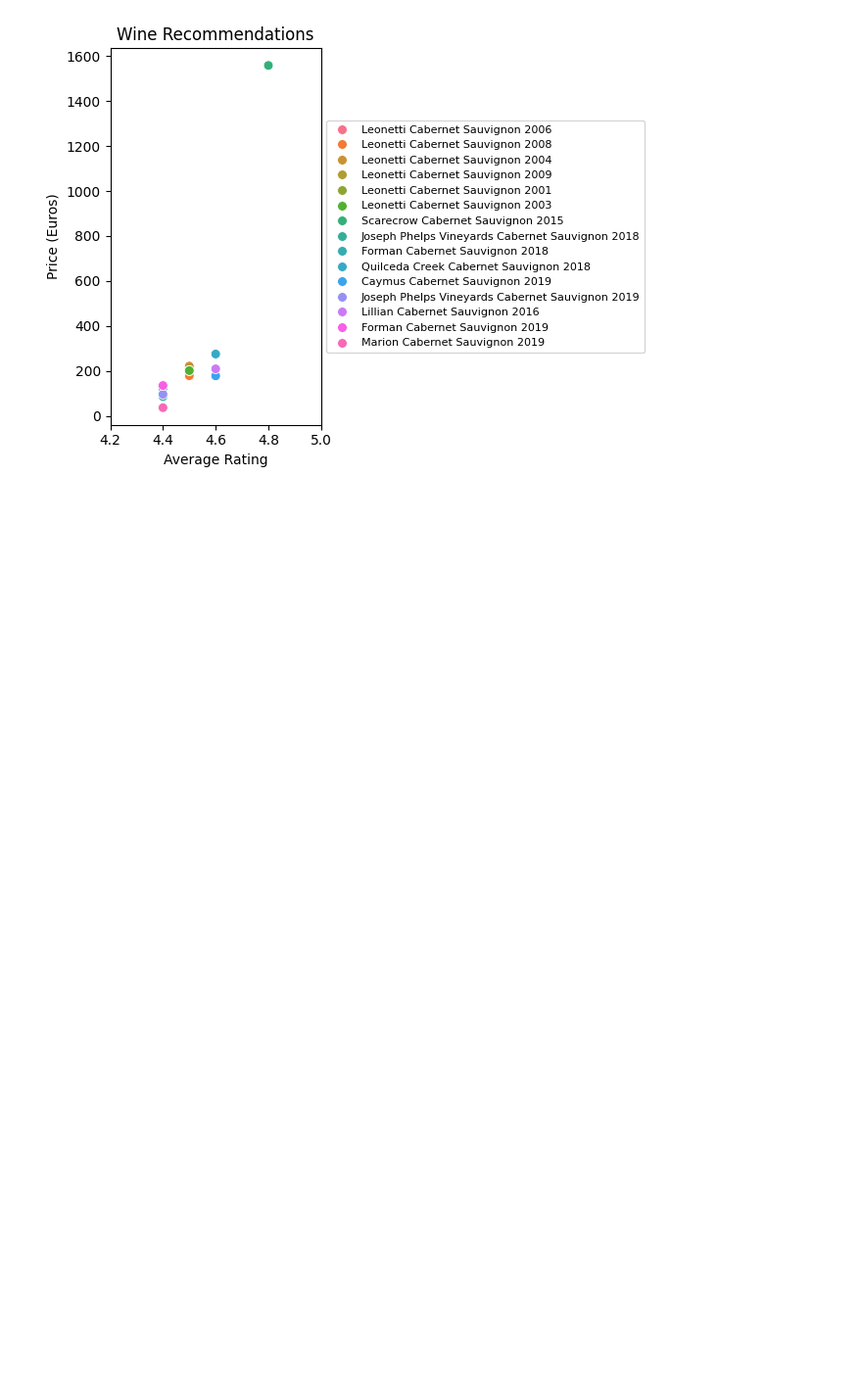
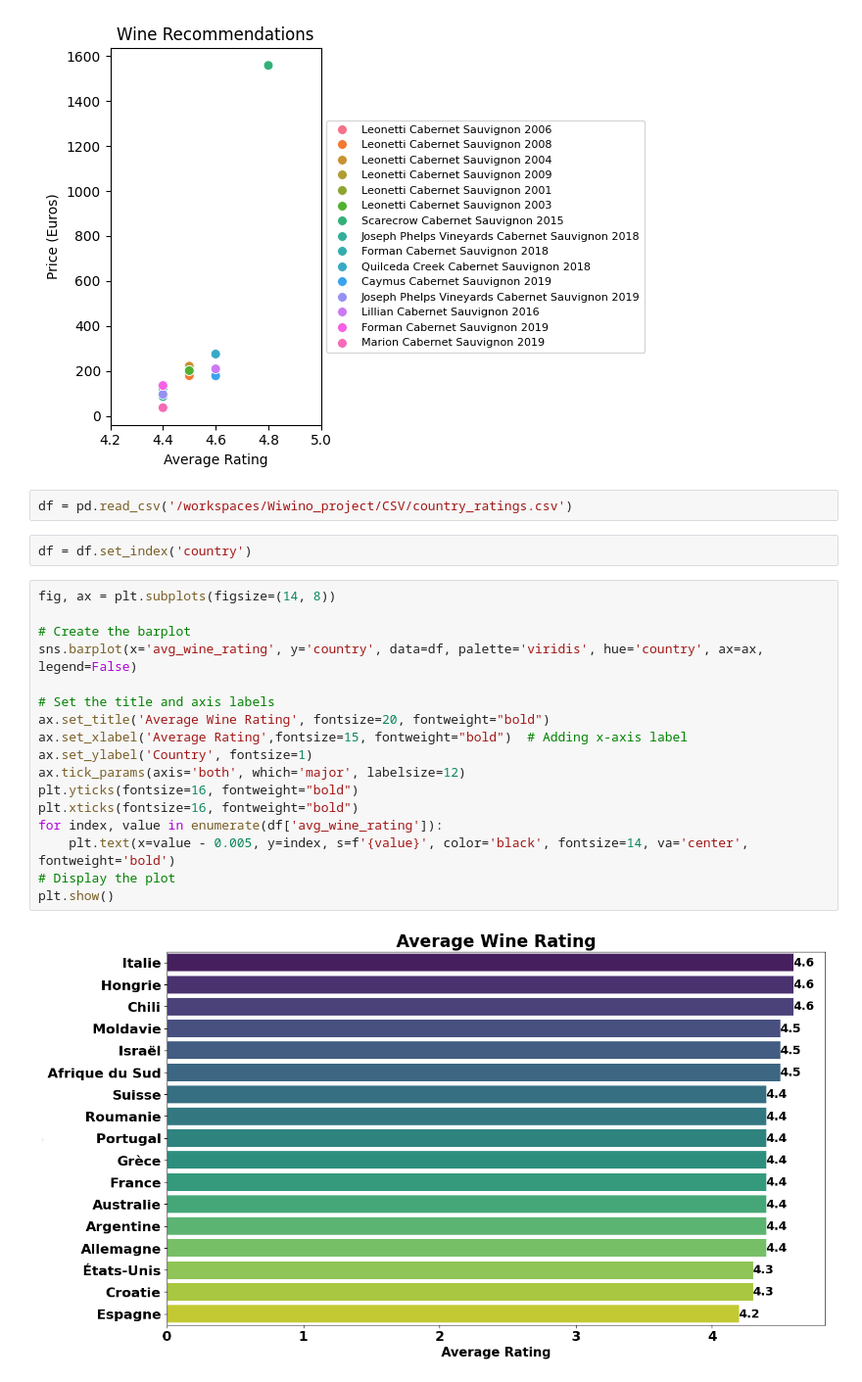
Before and after one commit to GeorginaAG/Wiwino_project, a Jupyter notebook: Graphs.ipynb, the cells around one changed output. Shown: that part at 98% size. Drawn from its saved outputs; the diff is of its cells as text; blank space fills up the shorter version.

Commit message:
all the graphs togethe georginar

```diff
--- a/Graphs.ipynb
+++ b/Graphs.ipynb
@@ -46,3 +50,26 @@ plt.tight_layout()
 plt.show()
 # %% [output]
 [figure]
+# %%
+df = pd.read_csv('/workspaces/Wiwino_project/CSV/country_ratings.csv')
+# %%
+df = df.set_index('country')
+# %%
+fig, ax = plt.subplots(figsize=(14, 8))
+
+# Create the barplot
+sns.barplot(x='avg_wine_rating', y='country', data=df, palette='viridis', hue='country', ax=ax, legend=False)
+
+# Set the title and axis labels
+ax.set_title('Average Wine Rating', fontsize=20, fontweight="bold")
+ax.set_xlabel('Average Rating',fontsize=15, fontweight="bold")  # Adding x-axis label
+ax.set_ylabel('Country', fontsize=1)
+ax.tick_params(axis='both', which='major', labelsize=12)
+plt.yticks(fontsize=16, fontweight="bold")
+plt.xticks(fontsize=16, fontweight="bold")
+for index, value in enumerate(df['avg_wine_rating']):
+    plt.text(x=value - 0.005, y=index, s=f'{value}', color='black', fontsize=14, va='center', fontweight='bold')
+# Display the plot
+plt.show()
+# %% [output]
+[figure, added]
```
Also changed, not shown: parts of 5 cells of this notebook, 2 other files.
